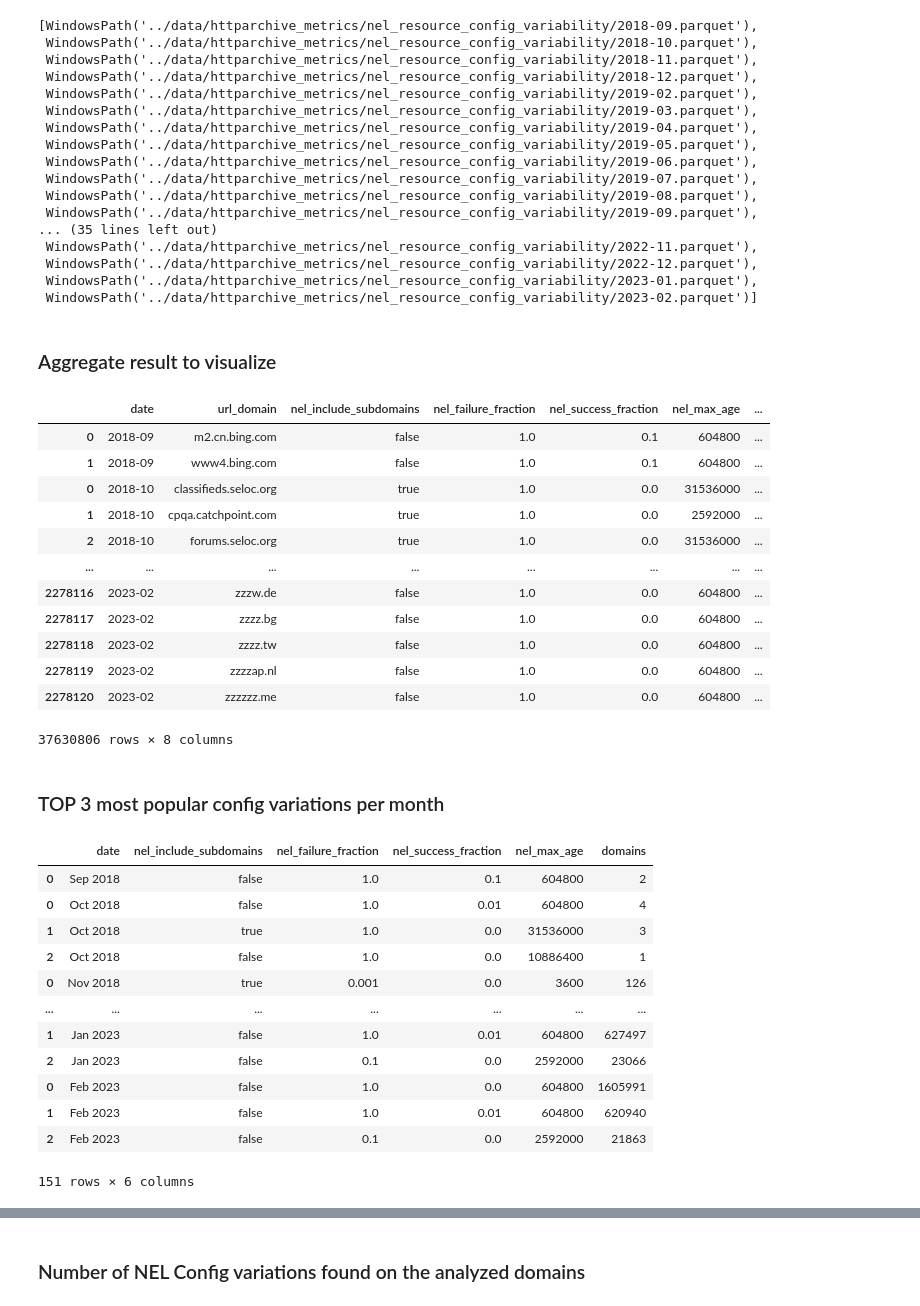
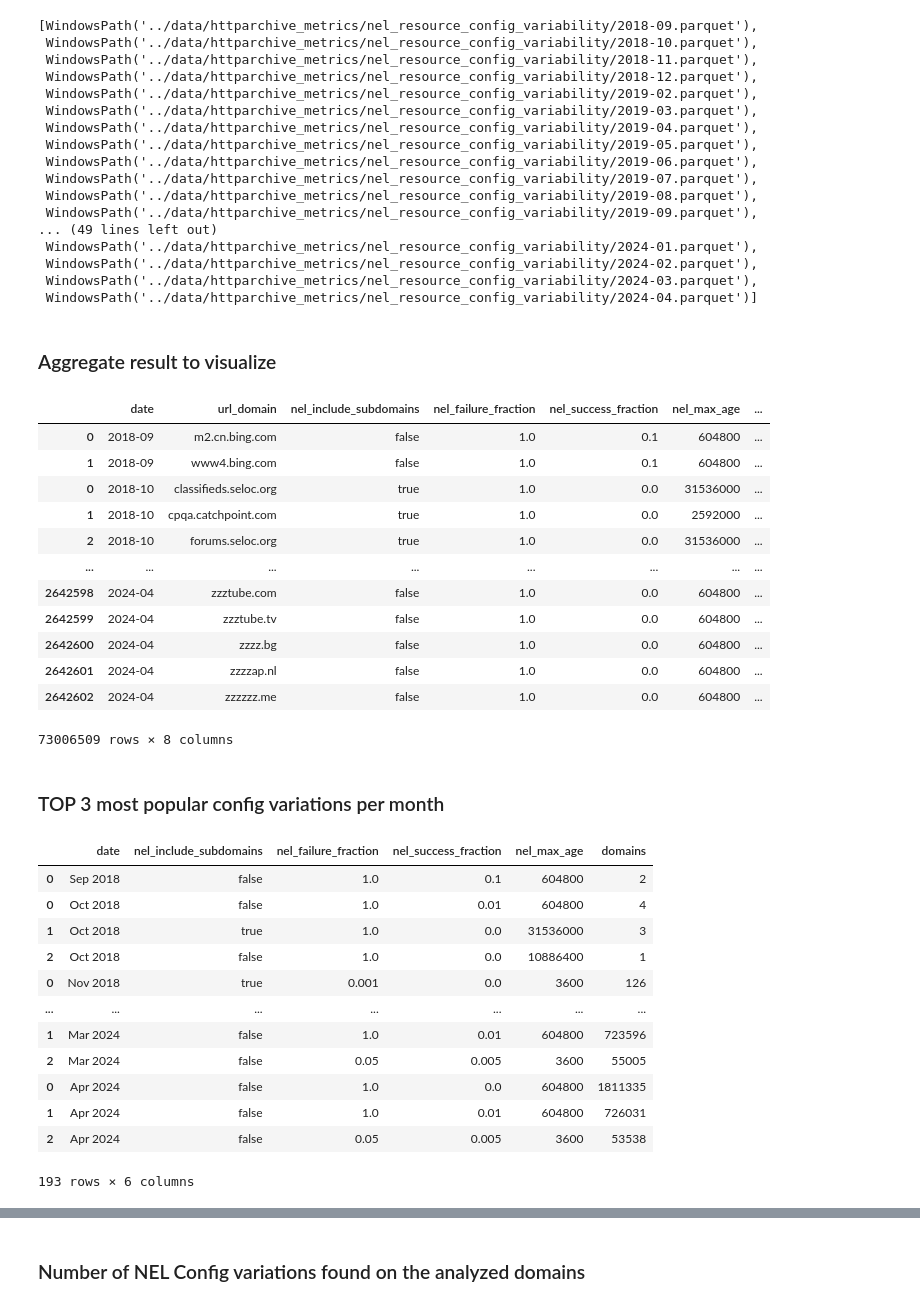
Before and after one commit to JurikMatej/IBP-NEL-Analysis-Scripts, a Jupyter notebook: results/httparchive_nel_resource_config_variability.ipynb, the cells around one changed output, grey strips where cells are left out. Saved outputs shown, nothing was run; the diff lists cells and outputs as text; code cells hidden in the pictures.

```diff
--- a/results/httparchive_nel_resource_config_variability.ipynb
+++ b/results/httparchive_nel_resource_config_variability.ipynb
@@ -9,8 +9,8 @@ dates_to_visualize = [
     "2020-01", "2020-02", "2020-03", "2020-04", "2020-05", "2020-06", "2020-07", "2020-08", "2020-09", "2020-10", "2020-11", "2020-12",
     "2021-01", "2021-02", "2021-03", "2021-04", "2021-05", "2021-06", "2021-07", "2021-08", "2021-09", "2021-10", "2021-11", "2021-12",
     "2022-01", "2022-02", "2022-03", "2022-04", "2022-05", "2022-06", "2022-07", "2022-08", "2022-09", "2022-10", "2022-11", "2022-12",
-    "2023-01", "2023-02",
-    # "2024-02",
+    "2023-01", "2023-02", "2023-03", "2023-04", "2023-05", "2023-06", "2023-07", "2023-08", "2023-09", "2023-10", "2023-11", "2023-12",
+    "2024-01", "2024-02", "2024-03", "2024-04",
 ]
 # %%
 available_data_files = list(Path("../data/httparchive_metrics/nel_resource_config_variability").glob("*.parquet"))
@@ -30,11 +30,11 @@ used_data_files
  WindowsPath('../data/httparchive_metrics/nel_resource_config_variability/2019-07.parquet'),
  WindowsPath('../data/httparchive_metrics/nel_resource_config_variability/2019-08.parquet'),
  WindowsPath('../data/httparchive_metrics/nel_resource_config_variability/2019-09.parquet'),
-... (35 lines left out)
- WindowsPath('../data/httparchive_metrics/nel_resource_config_variability/2022-11.parquet'),
- WindowsPath('../data/httparchive_metrics/nel_resource_config_variability/2022-12.parquet'),
- WindowsPath('../data/httparchive_metrics/nel_resource_config_variability/2023-01.parquet'),
- WindowsPath('../data/httparchive_metrics/nel_resource_config_variability/2023-02.parquet')]
+... (49 lines left out)
+ WindowsPath('../data/httparchive_metrics/nel_resource_config_variability/2024-01.parquet'),
+ WindowsPath('../data/httparchive_metrics/nel_resource_config_variability/2024-02.parquet'),
+ WindowsPath('../data/httparchive_metrics/nel_resource_config_variability/2024-03.parquet'),
+ WindowsPath('../data/httparchive_metrics/nel_resource_config_variability/2024-04.parquet')]
 # %% [markdown]
 ### Aggregate result to visualize
 # %%
@@ -53,44 +53,43 @@ result
 | 1 | 2018-10 | cpqa.catchpoint.com | true | 1.0 | 0.0 | 2592000 | ... |
 | 2 | 2018-10 | forums.seloc.org | true | 1.0 | 0.0 | 31536000 | ... |
 | ... | ... | ... | ... | ... | ... | ... | ... |
-| 2278116 | 2023-02 | zzzw.de | false | 1.0 | 0.0 | 604800 | ... |
-| 2278117 | 2023-02 | zzzz.bg | false | 1.0 | 0.0 | 604800 | ... |
-| 2278118 | 2023-02 | zzzz.tw | false | 1.0 | 0.0 | 604800 | ... |
-| 2278119 | 2023-02 | zzzzap.nl | false | 1.0 | 0.0 | 604800 | ... |
-| 2278120 | 2023-02 | zzzzzz.me | false | 1.0 | 0.0 | 604800 | ... |
+| 2642598 | 2024-04 | zzztube.com | false | 1.0 | 0.0 | 604800 | ... |
+| 2642599 | 2024-04 | zzztube.tv | false | 1.0 | 0.0 | 604800 | ... |
+| 2642600 | 2024-04 | zzzz.bg | false | 1.0 | 0.0 | 604800 | ... |
+| 2642601 | 2024-04 | zzzzap.nl | false | 1.0 | 0.0 | 604800 | ... |
+| 2642602 | 2024-04 | zzzzzz.me | false | 1.0 | 0.0 | 604800 | ... |
-37630806 rows × 8 columns
+73006509 rows × 8 columns
 # %% [markdown]
 ### TOP 3 most popular config variations per month
 # %%
-monthly_data = pd.DataFrame()
+monthly_variations = pd.DataFrame()
 for month in dates_to_visualize:
     current_month_data = result[result['date'] == month].copy()
 
     current_month_data = current_month_data.groupby(['nel_include_subdomains', 'nel_failure_fraction', 'nel_success_fraction', 'nel_max_age'], observed=True, as_index=False).agg(domains=('url_domain', 'count'))
 
     current_month_data.sort_values(by='domains', ascending=False, inplace=True)
 
     current_month_data['date'] = date_to_text_format(month)
     current_month_data = current_month_data.reindex(columns=['date', 'nel_include_subdomains', 'nel_failure_fraction', 'nel_success_fraction', 'nel_max_age', 'domains'])
 
     current_month_data.reset_index(drop=True, inplace=True)
-    current_month_data = current_month_data[current_month_data.index < 3]
 
-    monthly_data = pd.concat([monthly_data, current_month_data])
+    monthly_variations = pd.concat([monthly_variations, current_month_data])
 
-# current_month_data
-monthly_data
+monthly_variations = monthly_variations[monthly_variations.index < 3]
+monthly_variations
 # %% [output]
 |  | date | nel_include_subdomains | nel_failure_fraction | nel_success_fraction | nel_max_age | domains |
 | 0 | Sep 2018 | false | 1.0 | 0.1 | 604800 | 2 |
 | 0 | Oct 2018 | false | 1.0 | 0.01 | 604800 | 4 |
 | 1 | Oct 2018 | true | 1.0 | 0.0 | 31536000 | 3 |
 | 2 | Oct 2018 | false | 1.0 | 0.0 | 10886400 | 1 |
 | 0 | Nov 2018 | true | 0.001 | 0.0 | 3600 | 126 |
 | ... | ... | ... | ... | ... | ... | ... |
-| 1 | Jan 2023 | false | 1.0 | 0.01 | 604800 | 627497 |
-| 2 | Jan 2023 | false | 0.1 | 0.0 | 2592000 | 23066 |
-| 0 | Feb 2023 | false | 1.0 | 0.0 | 604800 | 1605991 |
-| 1 | Feb 2023 | false | 1.0 | 0.01 | 604800 | 620940 |
-| 2 | Feb 2023 | false | 0.1 | 0.0 | 2592000 | 21863 |
+| 1 | Mar 2024 | false | 1.0 | 0.01 | 604800 | 723596 |
+| 2 | Mar 2024 | false | 0.05 | 0.005 | 3600 | 55005 |
+| 0 | Apr 2024 | false | 1.0 | 0.0 | 604800 | 1811335 |
+| 1 | Apr 2024 | false | 1.0 | 0.01 | 604800 | 726031 |
+| 2 | Apr 2024 | false | 0.05 | 0.005 | 3600 | 53538 |
-151 rows × 6 columns
+193 rows × 6 columns
```
Also changed, not shown: parts of 4 cells of this notebook, 2 other files.
